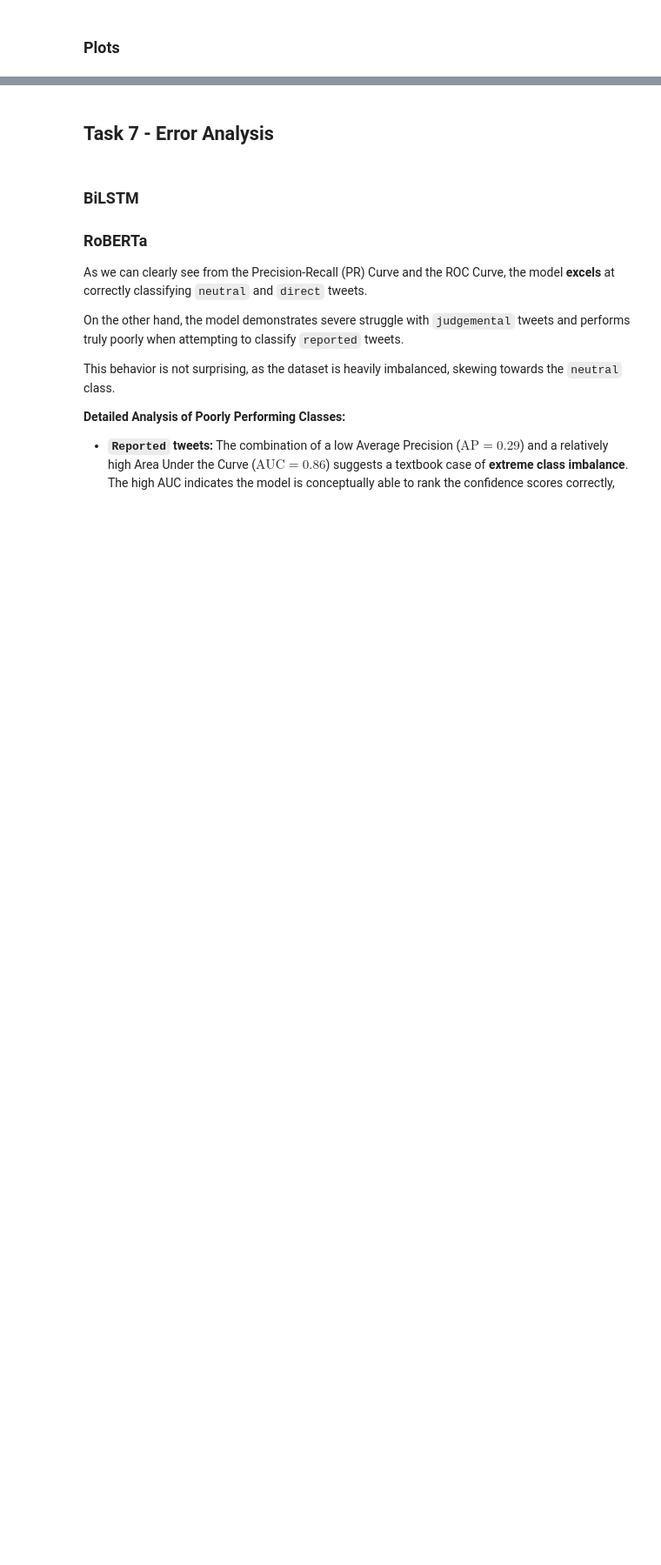
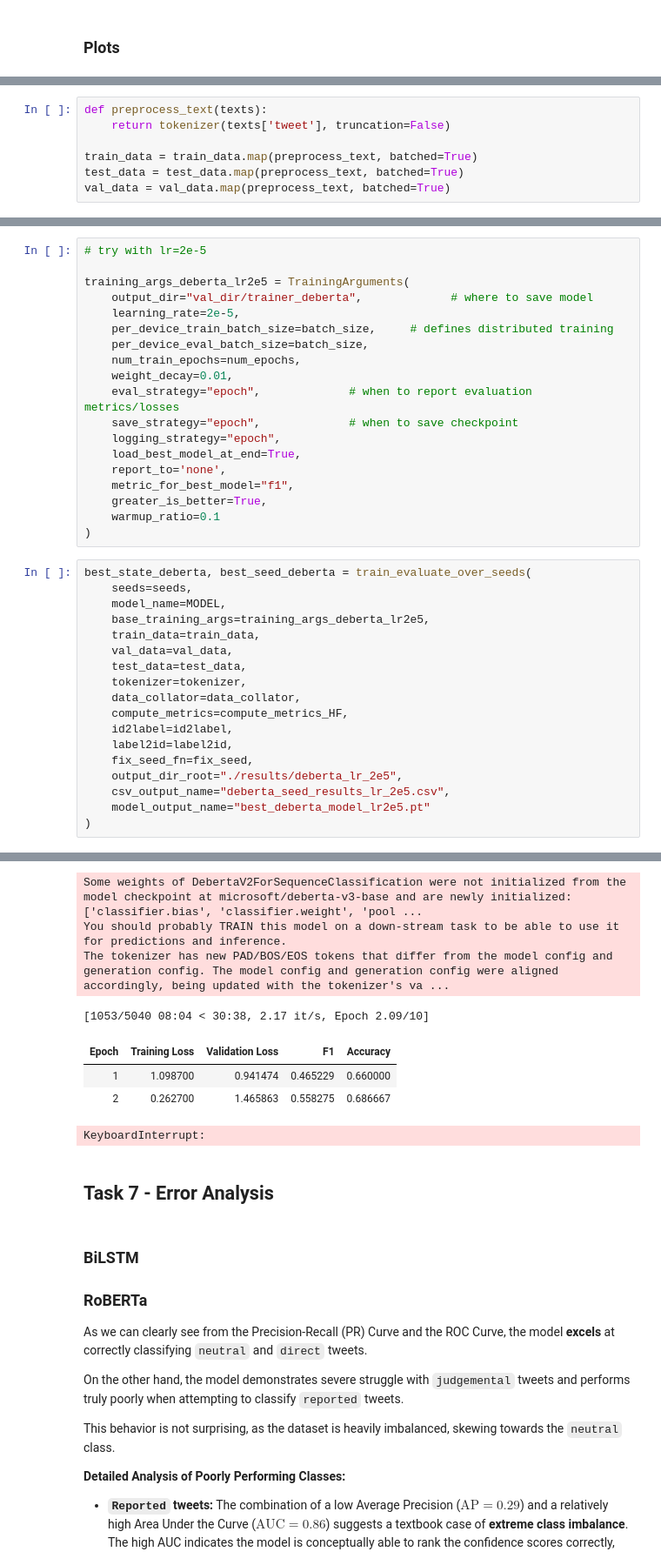
Before and after one commit to mattialodi0/progNLP, a Jupyter notebook: assignment-1/draft.ipynb, the cells around one changed output, grey strips where cells are left out. Shown at 87% size. Drawn from its saved outputs; the diff is of its cells as text; blank space fills up the shorter version.

```diff
--- a/assignment-1/draft.ipynb
+++ b/assignment-1/draft.ipynb
@@ -2706,0 +3034,7 @@ plt.show()
+# %%
+def preprocess_text(texts):
+    return tokenizer(texts['tweet'], truncation=False)
+
+train_data = train_data.map(preprocess_text, batched=True)
+test_data = test_data.map(preprocess_text, batched=True)
+val_data = val_data.map(preprocess_text, batched=True)
@@ -2706,0 +3116,38 @@ plt.show()
+# %%
+# try with lr=2e-5
+
+training_args_deberta_lr2e5 = TrainingArguments(
+    output_dir="val_dir/trainer_deberta",             # where to save model
+    learning_rate=2e-5,
+    per_device_train_batch_size=batch_size,     # defines distributed training
+    per_device_eval_batch_size=batch_size,
+    num_train_epochs=num_epochs,
+    weight_decay=0.01,
+    eval_strategy="epoch",             # when to report evaluation metrics/losses
+    save_strategy="epoch",             # when to save checkpoint
+    logging_strategy="epoch",
+    load_best_model_at_end=True,
+    report_to='none',
+    metric_for_best_model="f1",
+    greater_is_better=True,
+    warmup_ratio=0.1
+)
+# %%
+best_state_deberta, best_seed_deberta = train_evaluate_over_seeds(
+    seeds=seeds,
+    model_name=MODEL,
+    base_training_args=training_args_deberta_lr2e5,
+    train_data=train_data,
+    val_data=val_data,
+    test_data=test_data,
+    tokenizer=tokenizer,
+    data_collator=data_collator,
+    compute_metrics=compute_metrics_HF,
+    id2label=id2label,
+    label2id=label2id,
+    fix_seed_fn=fix_seed,
+    output_dir_root="./results/deberta_lr_2e5",
+    csv_output_name="deberta_seed_results_lr_2e5.csv",
+    model_output_name="best_deberta_model_lr2e5.pt"
+)
+# %% [output]
@@ -2707,3 +3157,11 @@ plt.show()
+Some weights of DebertaV2ForSequenceClassification were not initialized from the model checkpoint at microsoft/deberta-v3-base and are newly initialized: ['classifier.bias', 'classifier.weight', 'pool ...
+You should probably TRAIN this model on a down-stream task to be able to use it for predictions and inference.
+The tokenizer has new PAD/BOS/EOS tokens that differ from the model config and generation config. The model config and generation config were aligned accordingly, being updated with the tokenizer's va ...
+[1053/5040 08:04 < 30:38, 2.17 it/s, Epoch 2.09/10]
+| Epoch | Training Loss | Validation Loss | F1 | Accuracy |
+| 1 | 1.098700 | 0.941474 | 0.465229 | 0.660000 |
+| 2 | 0.262700 | 1.465863 | 0.558275 | 0.686667 |
+KeyboardInterrupt:
 # %% [markdown]
 ## Task 7 - Error Analysis
 # %% [markdown]
```
Also changed, not shown: parts of 56 cells of this notebook, 1 other file.
